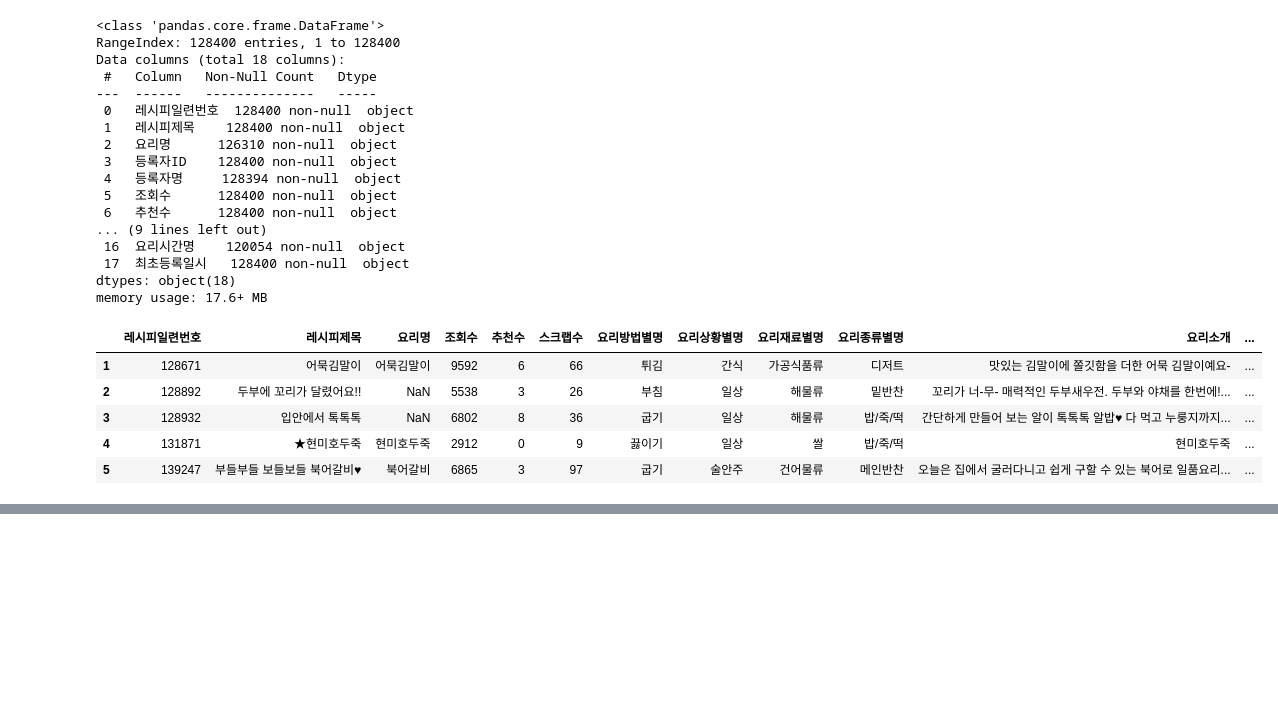
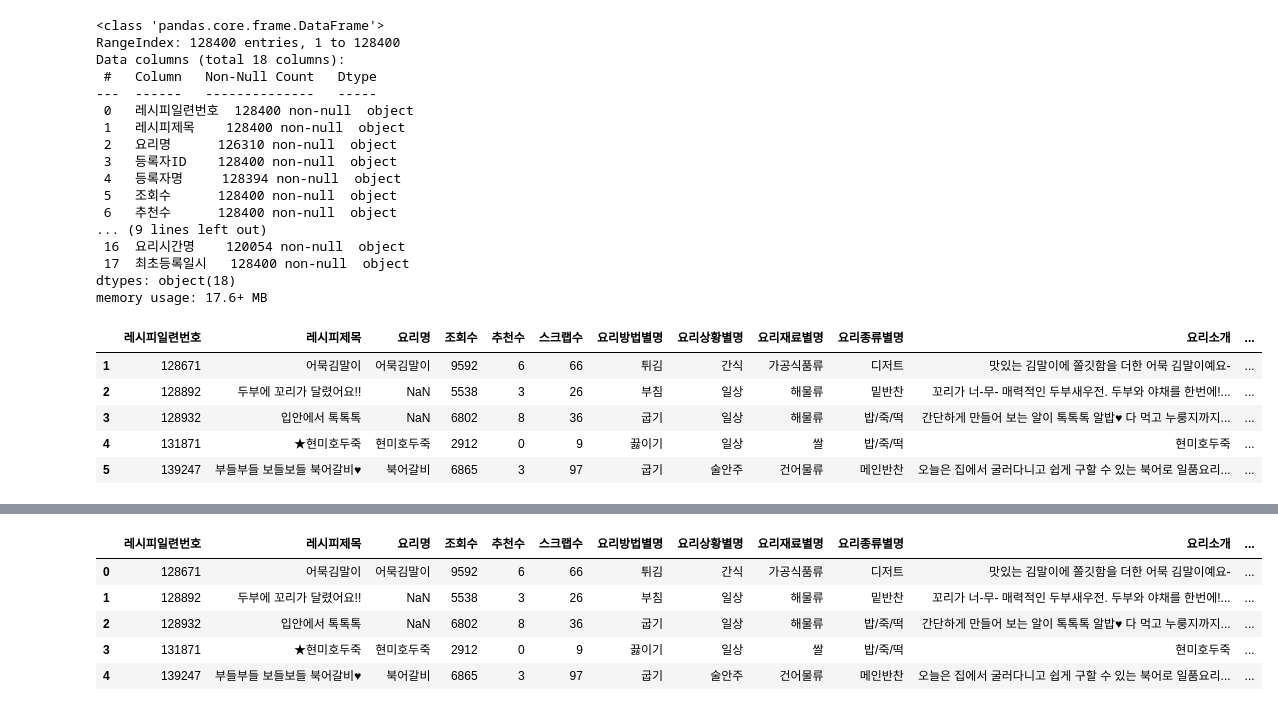
Before and after one commit to dajeong25/KDT_team4_FinalPJT, a Jupyter notebook: 01_웹크롤링/만개의레시피.ipynb, the cells around one changed output, grey strips where cells are left out. Drawn from its saved outputs; the diff is of its cells as text; code cells hidden in the pictures; blank space fills up the shorter version.

```diff
--- a/01_웹크롤링/만개의레시피.ipynb
+++ b/01_웹크롤링/만개의레시피.ipynb
@@ -36,0 +105,9 @@ ckg.head()
+# %%
+ckg_drop.head()
+# %% [output]
+|  | 레시피일련번호 | 레시피제목 | 요리명 | 조회수 | 추천수 | 스크랩수 | 요리방법별명 | 요리상황별명 | 요리재료별명 | 요리종류별명 | 요리소개 | ... |
+| 0 | 128671 | 어묵김말이 | 어묵김말이 | 9592 | 6 | 66 | 튀김 | 간식 | 가공식품류 | 디저트 | 맛있는 김말이에 쫄깃함을 더한 어묵 김말이예요- | ... |
+| 1 | 128892 | 두부에 꼬리가 달렸어요!! | NaN | 5538 | 3 | 26 | 부침 | 일상 | 해물류 | 밑반찬 | 꼬리가 너-무- 매력적인 두부새우전. 두부와 야채를 한번에!... | ... |
+| 2 | 128932 | 입안에서 톡톡톡 | NaN | 6802 | 8 | 36 | 굽기 | 일상 | 해물류 | 밥/죽/떡 | 간단하게 만들어 보는 알이 톡톡톡 알밥♥ 다 먹고 누룽지까지... | ... |
+| 3 | 131871 | ★현미호두죽 | 현미호두죽 | 2912 | 0 | 9 | 끓이기 | 일상 | 쌀 | 밥/죽/떡 | 현미호두죽 | ... |
+| 4 | 139247 | 부들부들 보들보들 북어갈비♥ | 북어갈비 | 6865 | 3 | 97 | 굽기 | 술안주 | 건어물류 | 메인반찬 | 오늘은 집에서 굴러다니고 쉽게 구할 수 있는 북어로 일품요리... | ... |
```
Also changed, not shown: parts of 7 cells of this notebook, 1 other file.
